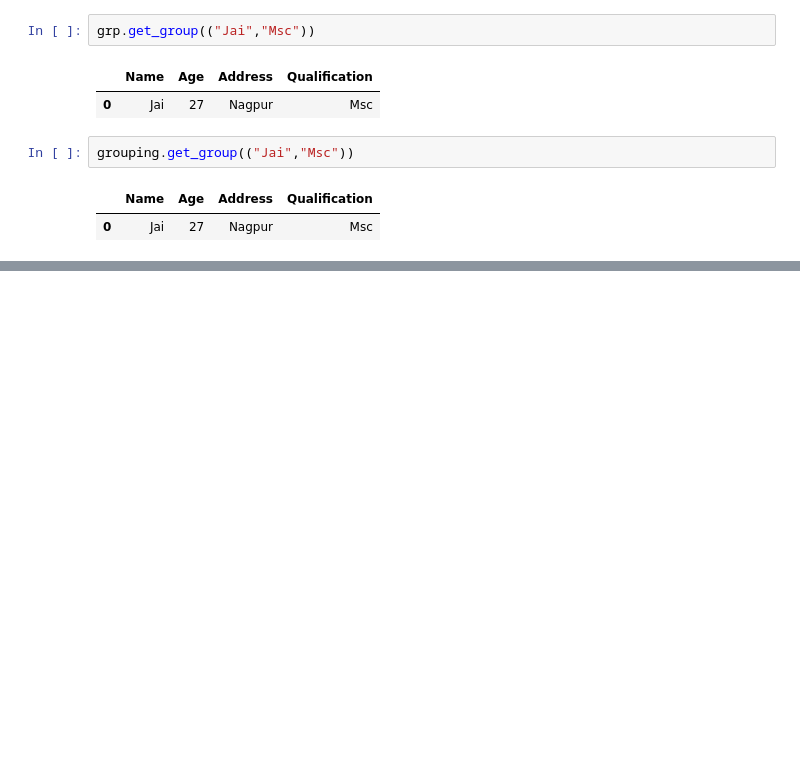
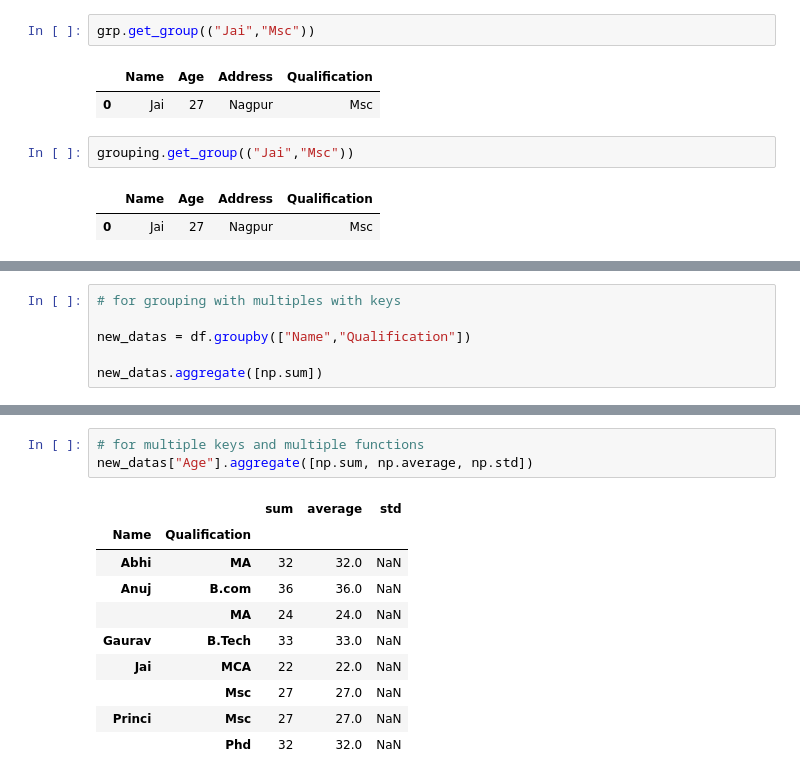
Before and after one commit to dipak1920basnet/Data_Science, a Jupyter notebook: week_3/19/split.ipynb, the cells around one changed output, grey strips where cells are left out. Saved outputs shown, nothing was run; the diff lists cells and outputs as text; blank space fills up the shorter version.

Commit message:
applies functios

```diff
--- a/week_3/19/split.ipynb
+++ b/week_3/19/split.ipynb
@@ -164,0 +183,6 @@ grouping.get_group(("Jai","Msc"))
+# %%
+# for grouping with multiples with keys
+
+new_datas = df.groupby(["Name","Qualification"])
+
+new_datas.aggregate([np.sum])
@@ -164,0 +208,14 @@ grouping.get_group(("Jai","Msc"))
+# %%
+# for multiple keys and multiple functions
+new_datas["Age"].aggregate([np.sum, np.average, np.std])
+# %% [output]
+|  |  | sum | average | std |
+| Name | Qualification |  |  |  |
+| Abhi | MA | 32 | 32.0 | NaN |
+| Anuj | B.com | 36 | 36.0 | NaN |
+|  | MA | 24 | 24.0 | NaN |
+| Gaurav | B.Tech | 33 | 33.0 | NaN |
+| Jai | MCA | 22 | 22.0 | NaN |
+|  | Msc | 27 | 27.0 | NaN |
+| Princi | Msc | 27 | 27.0 | NaN |
+|  | Phd | 32 | 32.0 | NaN |
```
Also changed, not shown: parts of 5 cells of this notebook.
